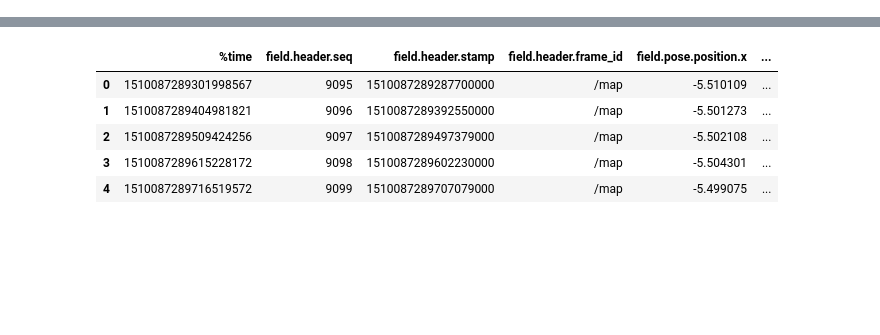
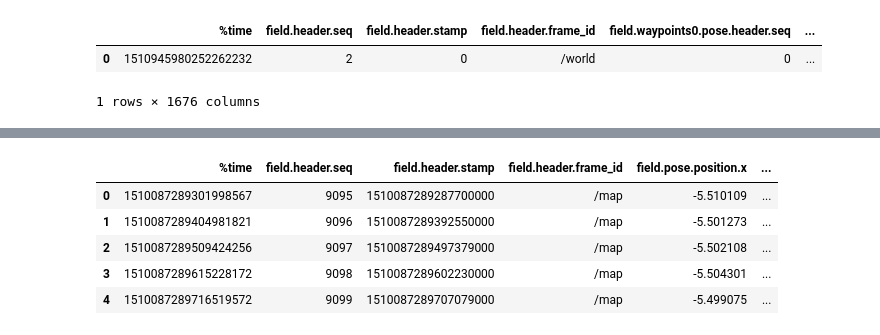
Before and after one commit to andre-froehlich/CarND-Capstone, a Jupyter notebook: data/AnalyzeThirdSubmission.ipynb, the cells around one changed output, grey strips where cells are left out. Saved outputs shown, nothing was run; the diff lists cells and outputs as text; code cells hidden in the pictures; blank space fills up the shorter version.

```diff
--- a/data/AnalyzeThirdSubmission.ipynb
+++ b/data/AnalyzeThirdSubmission.ipynb
@@ -9,0 +10,9 @@ final_wp = pd.read_csv('../../third/topics/bagfile-_final_waypoints.csv')
+# %%
+base_wp = pd.read_csv('../../fourth/base_waypoints.csv')
+final_wp = pd.read_csv('../../fourth/final_waypoints.csv')
+# %%
+base_wp
+# %% [output]
+|  | %time | field.header.seq | field.header.stamp | field.header.frame_id | field.waypoints0.pose.header.seq | ... |
+| 0 | 1510945980252262232 | 2 | 0 | /world | 0 | ... |
+1 rows × 1676 columns
```
Also changed, not shown: parts of 22 cells of this notebook, 11 other files.
